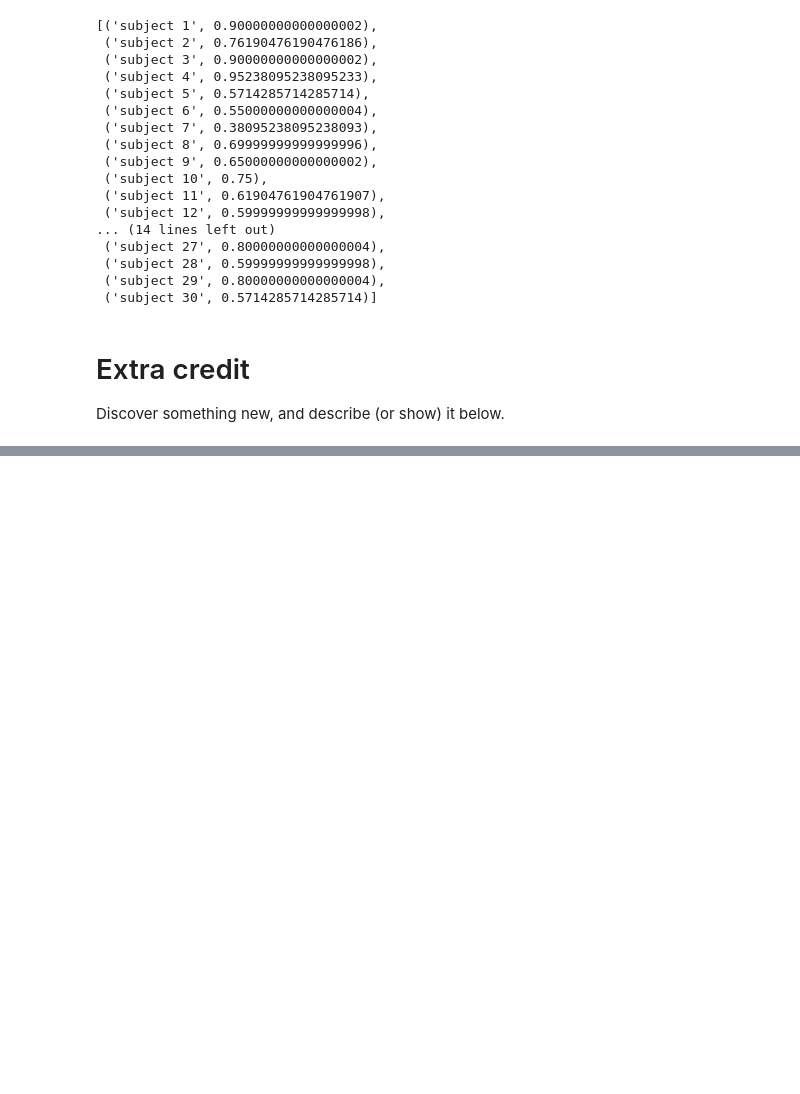
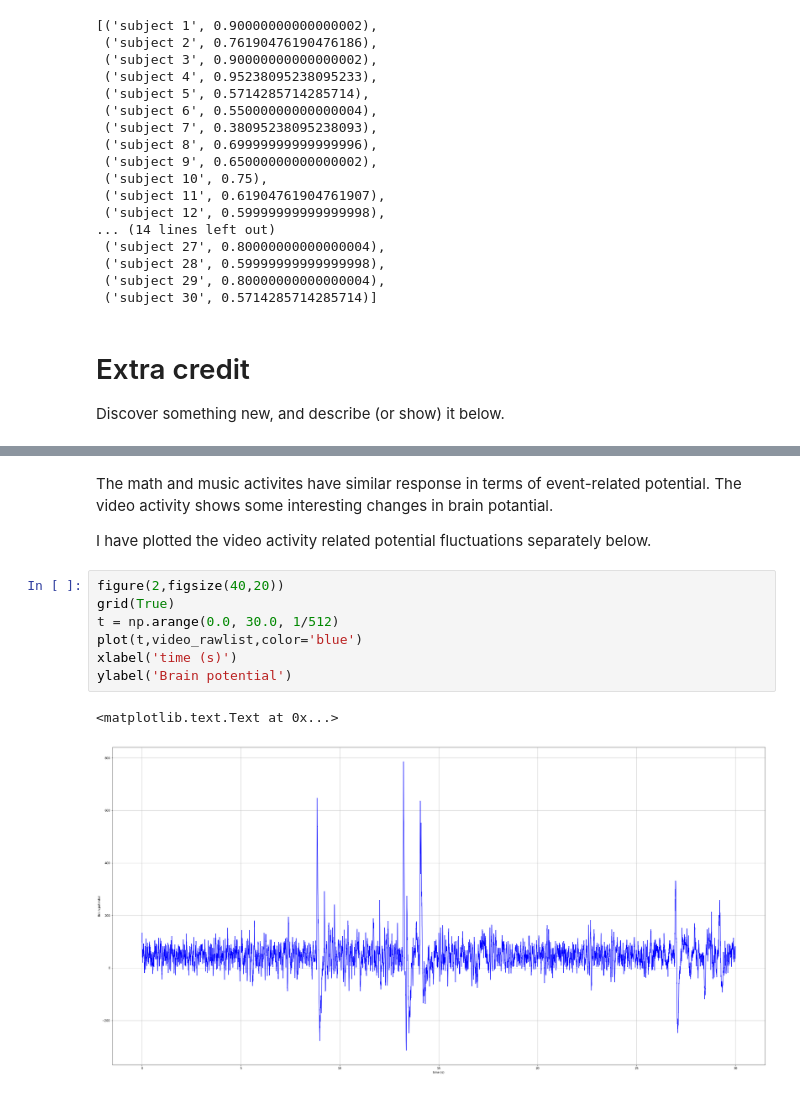
Before and after one commit to kaushiki-priyam/290T-mrt-lab1, a Jupyter notebook: lab-1.ipynb, the cells around one changed output, grey strips where cells are left out. Drawn from its saved outputs; the diff is of its cells as text; blank space fills up the shorter version.

```diff
--- a/lab-1.ipynb
+++ b/lab-1.ipynb
@@ -439,0 +470,15 @@ Discover something new, and describe (or show) it below.
+# %% [markdown]
+The math and music activites have similar response in terms of event-related potential.
+The video activity shows some interesting changes in brain potantial.
+
+I have plotted the video activity related potential fluctuations separately below.
+# %%
+figure(2,figsize(40,20))
+grid(True)
+t = np.arange(0.0, 30.0, 1/512)
+plot(t,video_rawlist,color='blue')
+xlabel('time (s)')
+ylabel('Brain potential')
+# %% [output]
+<matplotlib.text.Text at 0x...>
+[figure, added]
```
Also changed, not shown: parts of 10 cells of this notebook.
